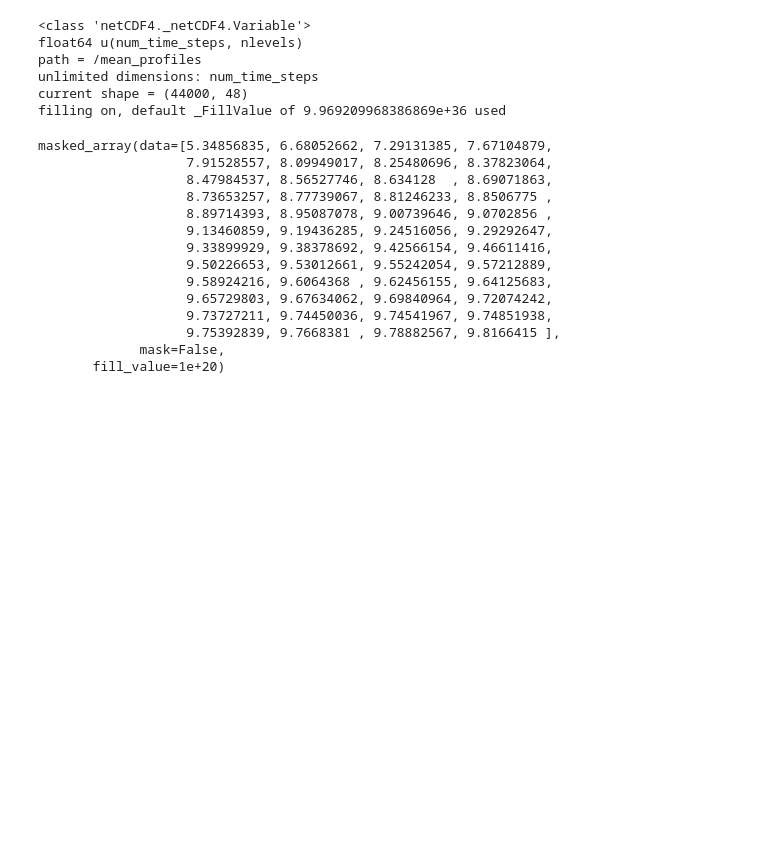
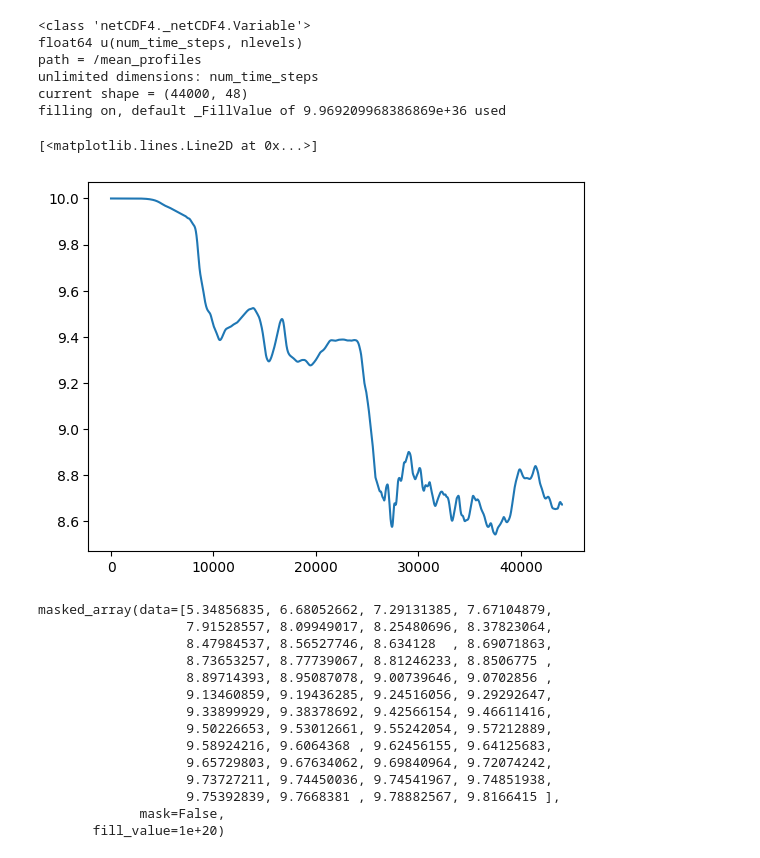
Before and after one commit to NREL/moa_python, a Jupyter notebook: initial_post_processing/00_post_processing_pf.ipynb, the cells around one changed output. Cells and saved outputs as stored; diff of their text form; code cells hidden in the pictures; blank space fills up the shorter version.

```diff
--- a/initial_post_processing/00_post_processing_pf.ipynb
+++ b/initial_post_processing/00_post_processing_pf.ipynb
@@ -92,6 +94,11 @@ path = /mean_profiles
 unlimited dimensions: num_time_steps
 current shape = (44000, 48)
 filling on, default _FillValue of 9.969209968386869e+36 used
+# %%
+plt.plot(u1[:,11])
+# %% [output]
+[<matplotlib.lines.Line2D at 0x...>]
+[figure, added]
 # %%
 # avg 5-6 hrs, 5hrs -> 3600*5*2 = 36000 timesteps
 # todo, there is a time variable in netcdf file that could be used to find the correct time steps
```
Also changed, not shown: parts of 4 cells of this notebook.
